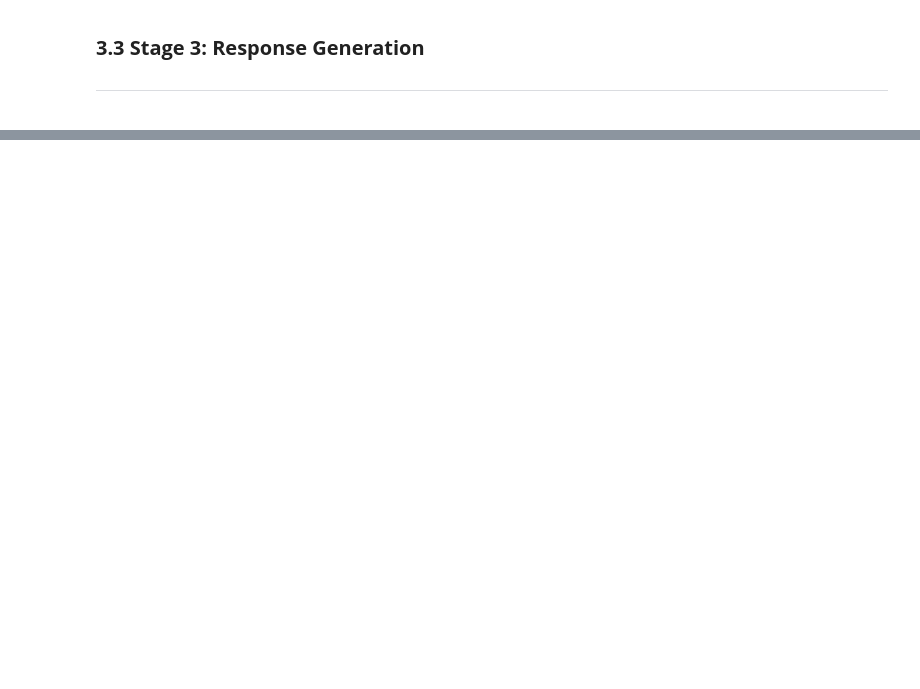
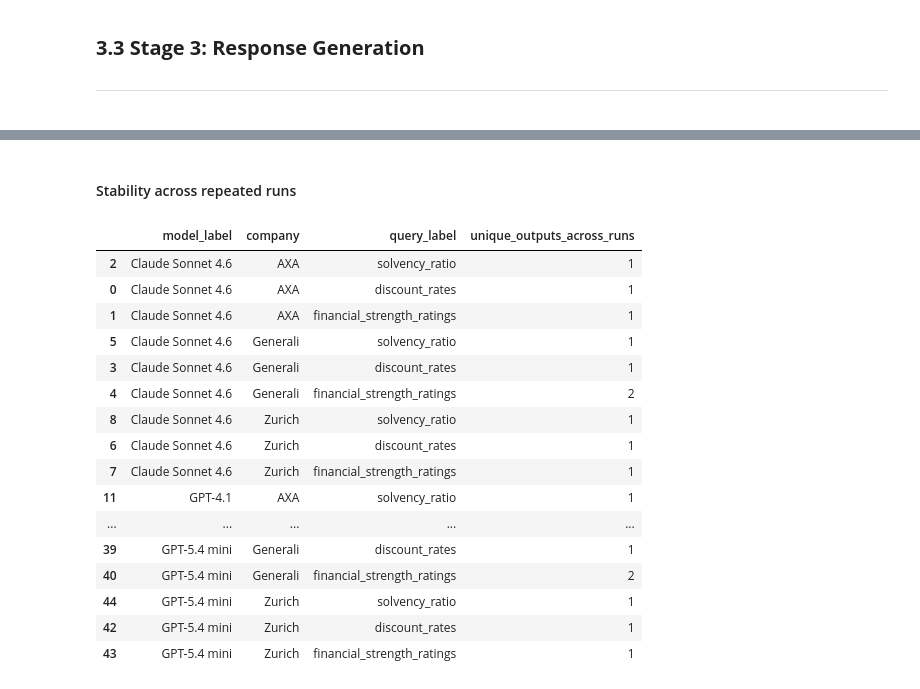
Before and after one commit to IAA-AITF/Actuarial-AI-Case-Studies, a Jupyter notebook: case-studies/2025/GenAI-driven_market_comparison/GenAI-Driven_Market_Comparison.ipynb, the cells around one changed output, grey strips where cells are left out. Drawn from its saved outputs; the diff is of its cells as text; code cells hidden in the pictures; blank space fills up the shorter version.

```diff
--- a/case-studies/2025/GenAI-driven_market_comparison/GenAI-Driven_Market_Comparison.ipynb
+++ b/case-studies/2025/GenAI-driven_market_comparison/GenAI-Driven_Market_Comparison.ipynb
@@ -569,0 +1235,62 @@ The results obtained above can be further processed for seamless integration int
+# %%
+def pass_rate_table(benchmark_df: pd.DataFrame) -> pd.DataFrame:
+    """Summarize pass rates by model and task."""
+    ordered_labels = [ASPECT_LABELS[label] for label in ASPECT_ORDER]
+
+    table = (
+        benchmark_df.groupby(["model_label", "query_label"])["passed"]
+        .mean()
+        .mul(100)
+        .round(1)
+        .unstack(fill_value=0.0)
+        .rename(columns=ASPECT_LABELS)
+    )
+    return table.reindex(columns=ordered_labels)
+
+
+def company_heatmap_table(benchmark_df: pd.DataFrame) -> pd.DataFrame:
+    """Create a company-level benchmark table with a two-row header for readability."""
+    company_order = list(ANNUAL_REPORT_URLS.keys())
+    ordered_aspect_labels = [ASPECT_LABELS[label] for label in ASPECT_ORDER]
+
+    company_table = (
+        benchmark_df.groupby(["model_label", "company", "query_label"])["passed"]
+        .mean()
+        .mul(100)
+        .round(1)
+        .reset_index()
+    )
+    company_table["aspect_label"] = company_table["query_label"].map(ASPECT_LABELS)
+
+    heatmap = company_table.pivot(index="model_label", columns=["company", "aspect_label"], values="passed").fillna(0.0)
+    desired_columns = pd.MultiIndex.from_product([company_order, ordered_aspect_labels], names=["Company", "Aspect"])
+    return heatmap.reindex(columns=desired_columns)
+
+
+def stability_table(benchmark_df: pd.DataFrame) -> pd.DataFrame:
+    """Measure how many distinct outputs each model produced across repeated runs."""
+    aspect_rank = {label: position for position, label in enumerate(ASPECT_ORDER)}
+    stability = (
+        benchmark_df.groupby(["model_label", "company", "query_label"])["output_signature"]
+        .nunique()
+        .reset_index(name="unique_outputs_across_runs")
+    )
+    return stability.sort_values(
+        ["model_label", "company", "query_label"],
+        key=lambda series: series.map(aspect_rank) if series.name == "query_label" else series,
+    )
+
+
+display(Markdown("#### Pass rates by model and task"))
+display(pass_rate_table(benchmark_results))
+
+display(Markdown("#### Company-level benchmark overview"))
+display(
+    company_heatmap_table(benchmark_results)
+    .style.background_gradient(cmap="YlGn")
+    .format("{:.1f}")
+)
+
+display(Markdown("#### Stability across repeated runs"))
+display(stability_table(benchmark_results))
+# %% [output]
@@ -569,0 +1314,18 @@ The results obtained above can be further processed for seamless integration int
+#### Stability across repeated runs
+|  | model_label | company | query_label | unique_outputs_across_runs |
+| 2 | Claude Sonnet 4.6 | AXA | solvency_ratio | 1 |
+| 0 | Claude Sonnet 4.6 | AXA | discount_rates | 1 |
+| 1 | Claude Sonnet 4.6 | AXA | financial_strength_ratings | 1 |
+| 5 | Claude Sonnet 4.6 | Generali | solvency_ratio | 1 |
+| 3 | Claude Sonnet 4.6 | Generali | discount_rates | 1 |
+| 4 | Claude Sonnet 4.6 | Generali | financial_strength_ratings | 2 |
+| 8 | Claude Sonnet 4.6 | Zurich | solvency_ratio | 1 |
+| 6 | Claude Sonnet 4.6 | Zurich | discount_rates | 1 |
+| 7 | Claude Sonnet 4.6 | Zurich | financial_strength_ratings | 1 |
+| 11 | GPT-4.1 | AXA | solvency_ratio | 1 |
+| ... | ... | ... | ... | ... |
+| 39 | GPT-5.4 mini | Generali | discount_rates | 1 |
+| 40 | GPT-5.4 mini | Generali | financial_strength_ratings | 2 |
+| 44 | GPT-5.4 mini | Zurich | solvency_ratio | 1 |
+| 42 | GPT-5.4 mini | Zurich | discount_rates | 1 |
+| 43 | GPT-5.4 mini | Zurich | financial_strength_ratings | 1 |
```
Also changed, not shown: parts of 102 cells of this notebook, 3 other files.
